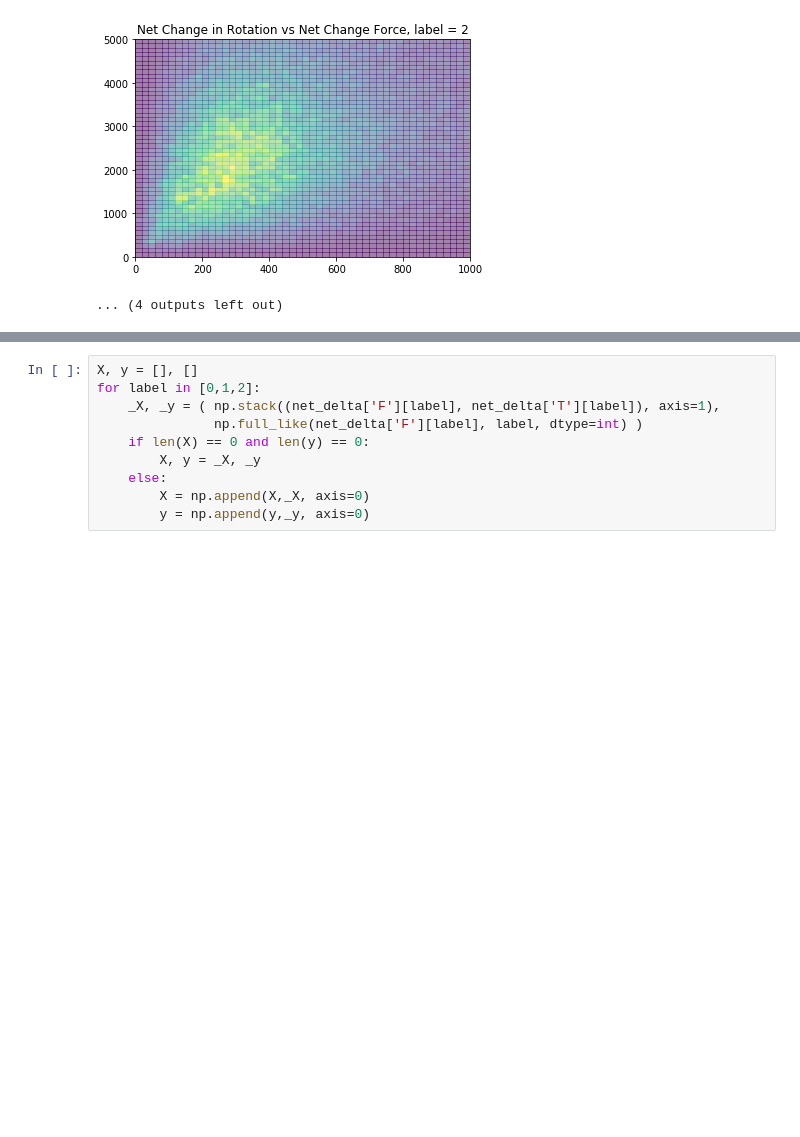
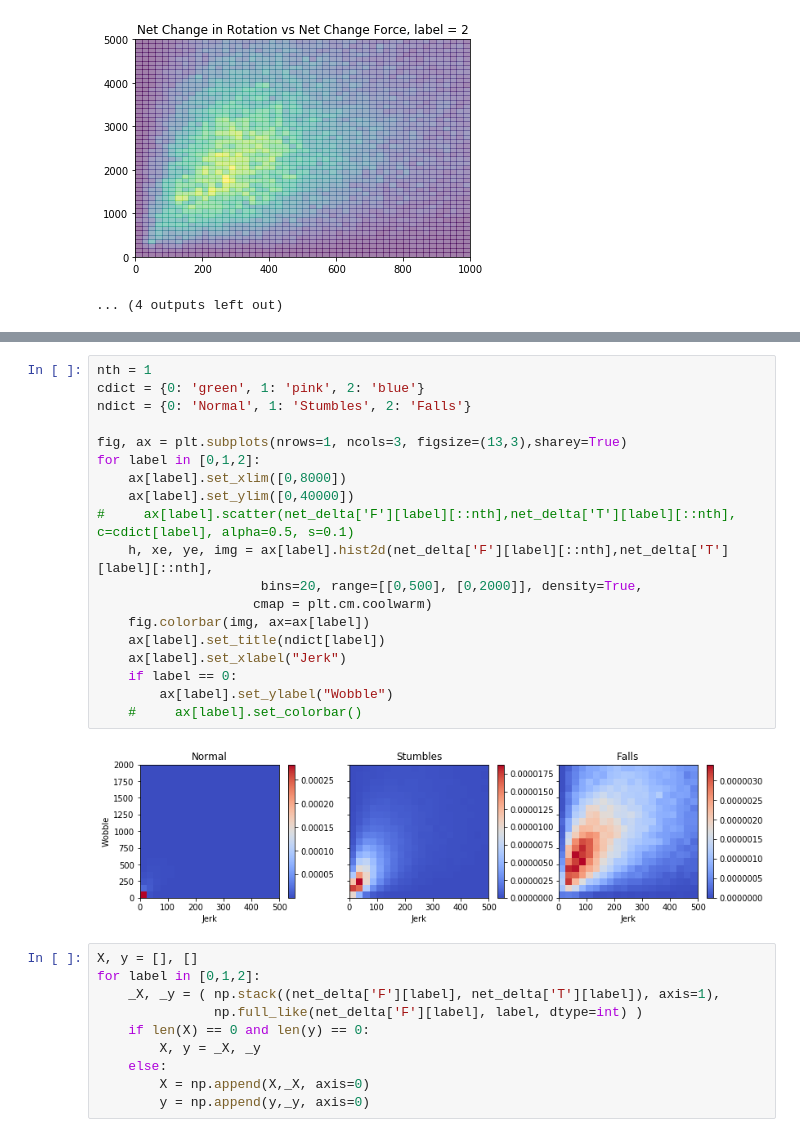
Before and after one commit to patchmemory/wobblewatch, a Jupyter notebook: code/notebooks/SisFall-EDA-ClassComparison.ipynb, the cells around one changed output, grey strips where cells are left out. Saved outputs shown, nothing was run; the diff lists cells and outputs as text; blank space fills up the shorter version.

```diff
--- a/code/notebooks/SisFall-EDA-ClassComparison.ipynb
+++ b/code/notebooks/SisFall-EDA-ClassComparison.ipynb
@@ -402,3 +431,24 @@ for label in [0,1,2]:
+# %%
+nth = 1
+cdict = {0: 'green', 1: 'pink', 2: 'blue'}
+ndict = {0: 'Normal', 1: 'Stumbles', 2: 'Falls'}
+
+fig, ax = plt.subplots(nrows=1, ncols=3, figsize=(13,3),sharey=True)
+for label in [0,1,2]:
+    ax[label].set_xlim([0,8000])
+    ax[label].set_ylim([0,40000])
+#     ax[label].scatter(net_delta['F'][label][::nth],net_delta['T'][label][::nth], c=cdict[label], alpha=0.5, s=0.1)
+    h, xe, ye, img = ax[label].hist2d(net_delta['F'][label][::nth],net_delta['T'][label][::nth],
+                     bins=20, range=[[0,500], [0,2000]], density=True,
+                    cmap = plt.cm.coolwarm)
+    fig.colorbar(img, ax=ax[label])
+    ax[label].set_title(ndict[label])
+    ax[label].set_xlabel("Jerk")
+    if label == 0:
+        ax[label].set_ylabel("Wobble")
+    #     ax[label].set_colorbar()
+# %% [output]
+[figure, added]
 # %%
 X, y = [], []
 for label in [0,1,2]:
```
Also changed, not shown: parts of 10 cells of this notebook, 10 other files.
